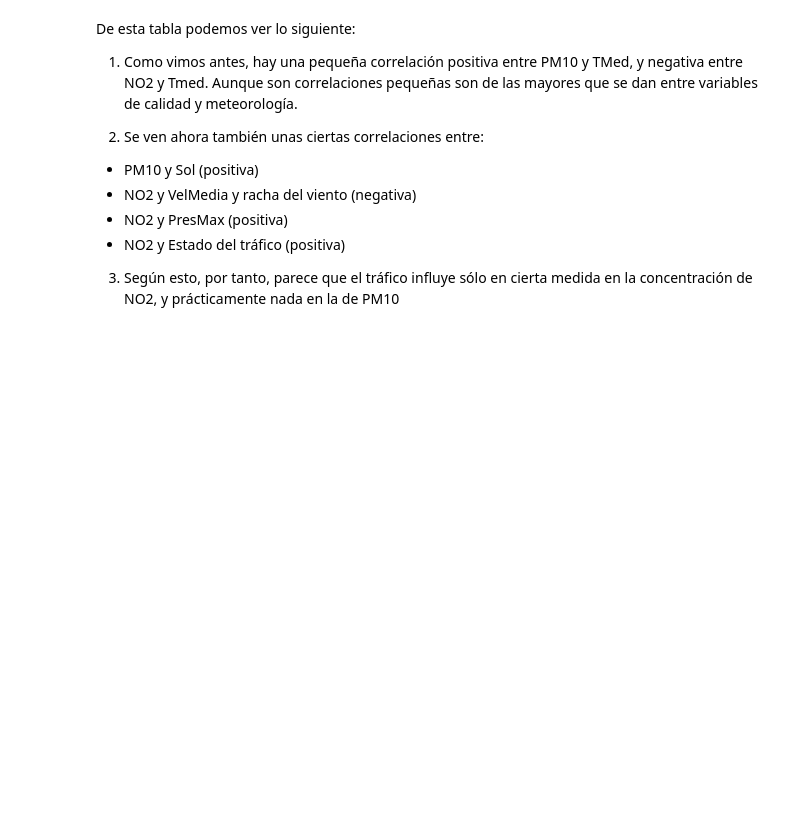
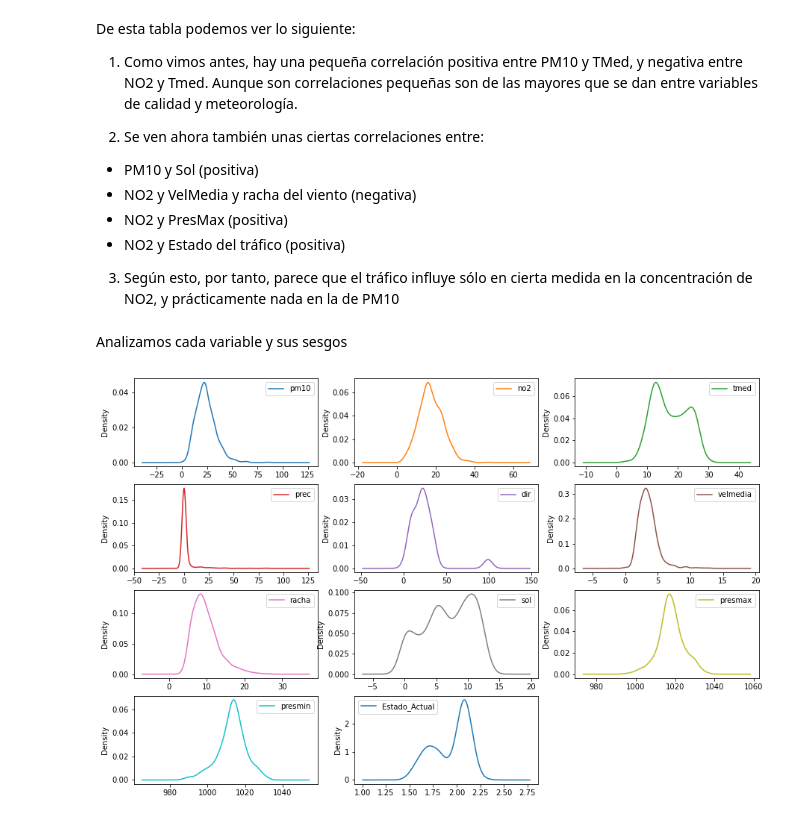
Before and after one commit to jrpecharroman/ProyectoBigData, a Jupyter notebook: Datos_Mergeados/Barcelona/AnalisisConjunto.ipynb, the cells around one changed output. Drawn from its saved outputs; the diff is of its cells as text; code cells hidden in the pictures; blank space fills up the shorter version.

```diff
--- a/Datos_Mergeados/Barcelona/AnalisisConjunto.ipynb
+++ b/Datos_Mergeados/Barcelona/AnalisisConjunto.ipynb
@@ -233,3 +283,9 @@ De esta tabla podemos ver lo siguiente:
 - NO2 y Estado del tráfico (positiva)
 
 3) Según esto, por tanto, parece que el tráfico influye sólo en cierta medida en la concentración de NO2, y prácticamente nada en la de PM10
+# %% [markdown]
+Analizamos cada variable y sus sesgos
+# %%
+dfMergeado[['pm10','no2','tmed','prec','dir','velmedia','racha','sol','presmax','presmin','Estado_Actual']].plot(kind='density', subplots=True, layout=(4,3), figsize=(15,10), sharex=False);
+# %% [output]
+[figure, added]
```
Also changed, not shown: parts of 45 cells of this notebook, 6 other files.
